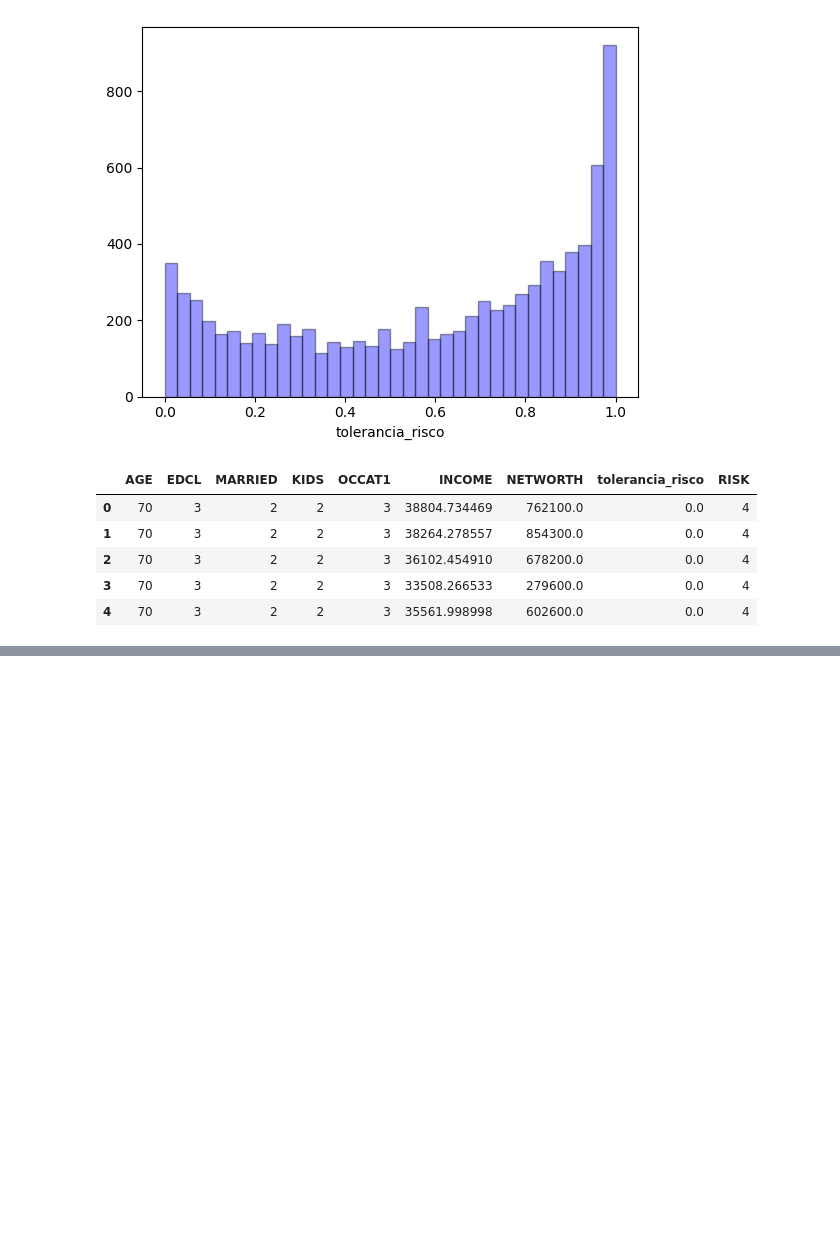
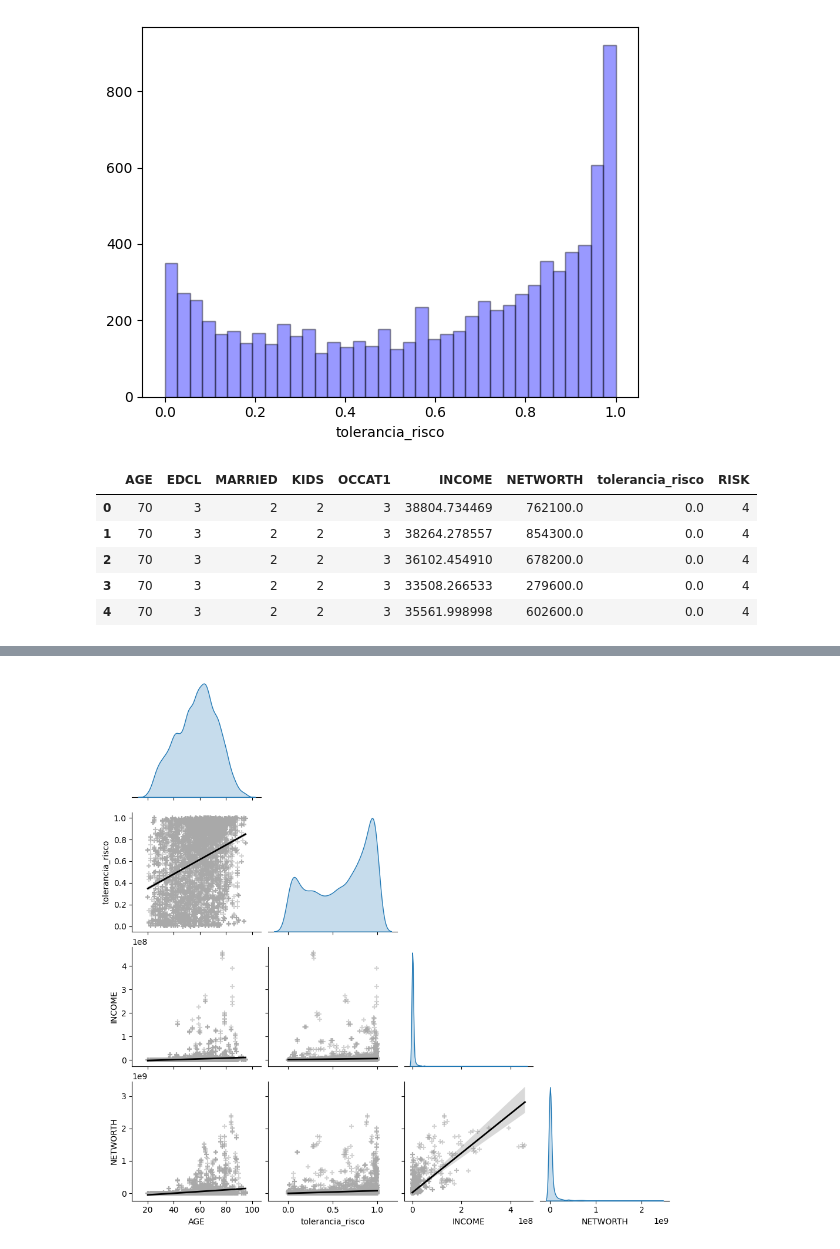
Before and after one commit to jairobernardesjunior/020_Financial_regression_project_risk_tolerance, a Jupyter notebook: 01 prt_analisa.ipynb, the cells around one changed output, grey strips where cells are left out. Drawn from its saved outputs; the diff is of its cells as text; code cells hidden in the pictures; blank space fills up the shorter version.

Commit message:
ajustando a analise e tratamento dos dados

```diff
--- a/01 prt_analisa.ipynb
+++ b/01 prt_analisa.ipynb
@@ -210,0 +244,14 @@ sns.heatmap(correlation, vmax=1, square=True,annot=True,cmap='cubehelix')
+# %%
+# verificando a dispersão das variáveis
+# verificando a distribuição dos dados
+p= sns.pairplot(
+   df_risk_ok[['AGE','tolerancia_risco','INCOME','NETWORTH']],
+                diag_kind="kde", corner=True, markers="+",
+                plot_kws={'line_kws':{'lw': 2, 'color':'#000000'},
+                           'scatter_kws': {'alpha': 0.5,
+                                           'color': '#A9A9A9'}},
+                kind='reg'
+                )
+p.fig.subplots_adjust(top=0.95)
+# %% [output]
+[figure, added]
```
Also changed, not shown: parts of 8 cells of this notebook, 2 other files.
